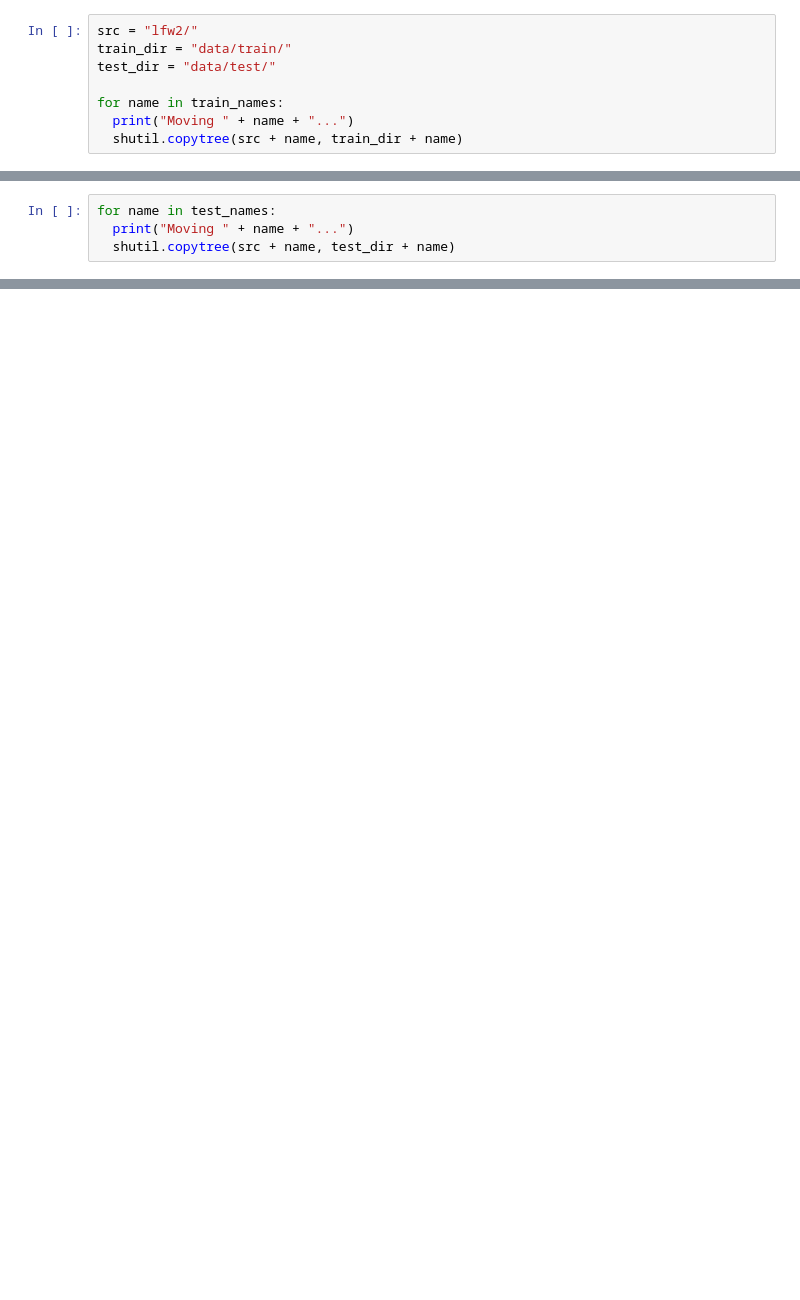
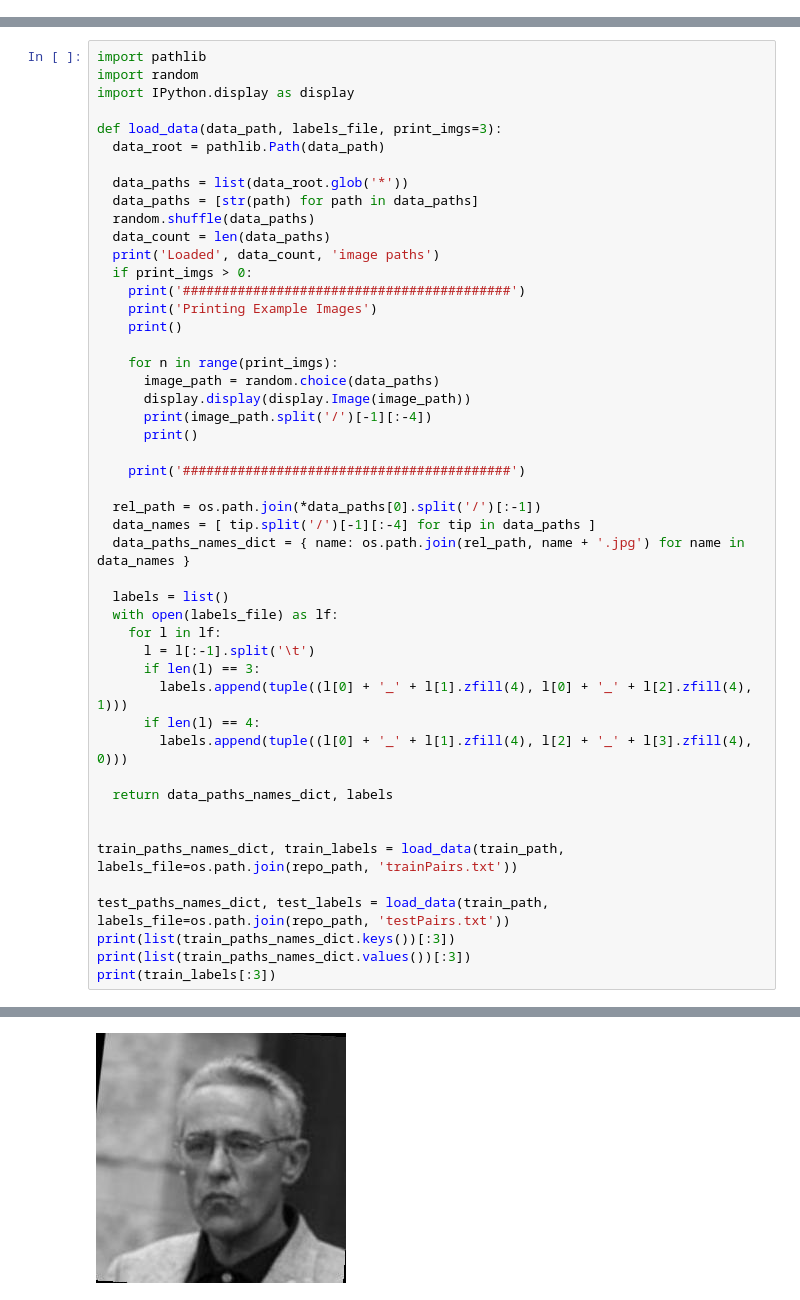
Before and after one commit to MahlerTom/SiameseNeuralNetworks, a Jupyter notebook: IntroToDeepEx02_Chang.ipynb, the cells around one changed output, grey strips where cells are left out. Cells and saved outputs as stored; diff of their text form; blank space fills up the shorter version.

```diff
--- a/IntroToDeepEx02_Chang.ipynb
+++ b/IntroToDeepEx02_Chang.ipynb
@@ -83,8 +12,0 @@ test_names = list(test_names)
-# %%
-src = "lfw2/"
-train_dir = "data/train/"
-test_dir = "data/test/"
-
-for name in train_names:
-  print("Moving " + name + "...")
-  shutil.copytree(src + name, train_dir + name)
@@ -109,4 +12,0 @@ Moving Natalia_Vodonova...
-# %%
-for name in test_names:
-  print("Moving " + name + "...")
-  shutil.copytree(src + name, test_dir + name)
@@ -130,0 +21,49 @@ Moving Gene_Robinson...
+# %%
+import pathlib
+import random
+import IPython.display as display
+
+def load_data(data_path, labels_file, print_imgs=3):
+  data_root = pathlib.Path(data_path)
+
+  data_paths = list(data_root.glob('*'))
+  data_paths = [str(path) for path in data_paths]
+  random.shuffle(data_paths)
+  data_count = len(data_paths)
+  print('Loaded', data_count, 'image paths')
+  if print_imgs > 0:
+    print('##########################################')
+    print('Printing Example Images')
+    print()
+
+    for n in range(print_imgs):
+      image_path = random.choice(data_paths)
+      display.display(display.Image(image_path))
+      print(image_path.split('/')[-1][:-4])
+      print()
+
+    print('##########################################')
+
+  rel_path = os.path.join(*data_paths[0].split('/')[:-1])
+  data_names = [ tip.split('/')[-1][:-4] for tip in data_paths ]
+  data_paths_names_dict = { name: os.path.join(rel_path, name + '.jpg') for name in data_names }
+
+  labels = list()
+  with open(labels_file) as lf:
+    for l in lf:
+      l = l[:-1].split('\t')
+      if len(l) == 3:
+        labels.append(tuple((l[0] + '_' + l[1].zfill(4), l[0] + '_' + l[2].zfill(4), 1)))
+      if len(l) == 4:
+        labels.append(tuple((l[0] + '_' + l[1].zfill(4), l[2] + '_' + l[3].zfill(4), 0)))
+
+  return data_paths_names_dict, labels
+
+
+train_paths_names_dict, train_labels = load_data(train_path, labels_file=os.path.join(repo_path, 'trainPairs.txt'))
+
+test_paths_names_dict, test_labels = load_data(train_path, labels_file=os.path.join(repo_path, 'testPairs.txt'))
+print(list(train_paths_names_dict.keys())[:3])
+print(list(train_paths_names_dict.values())[:3])
+print(train_labels[:3])
+# %% [output]
@@ -130,0 +73 @@ Moving Gene_Robinson...
+[figure, added]
```
Also changed, not shown: parts of 21 cells of this notebook.
